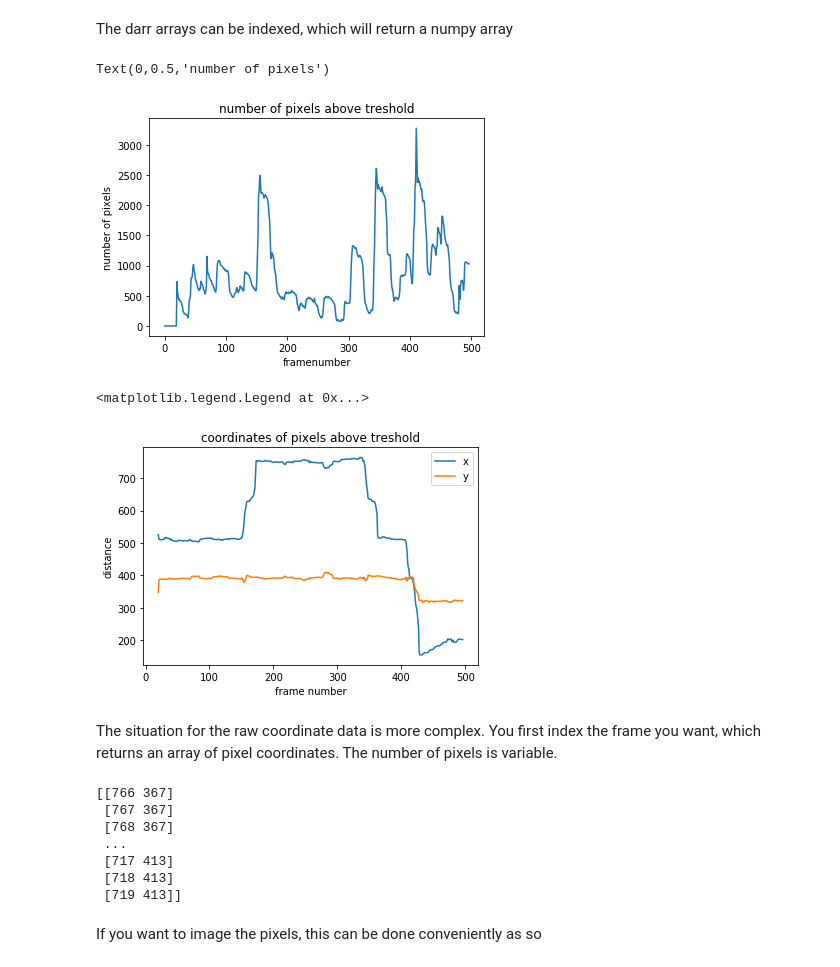
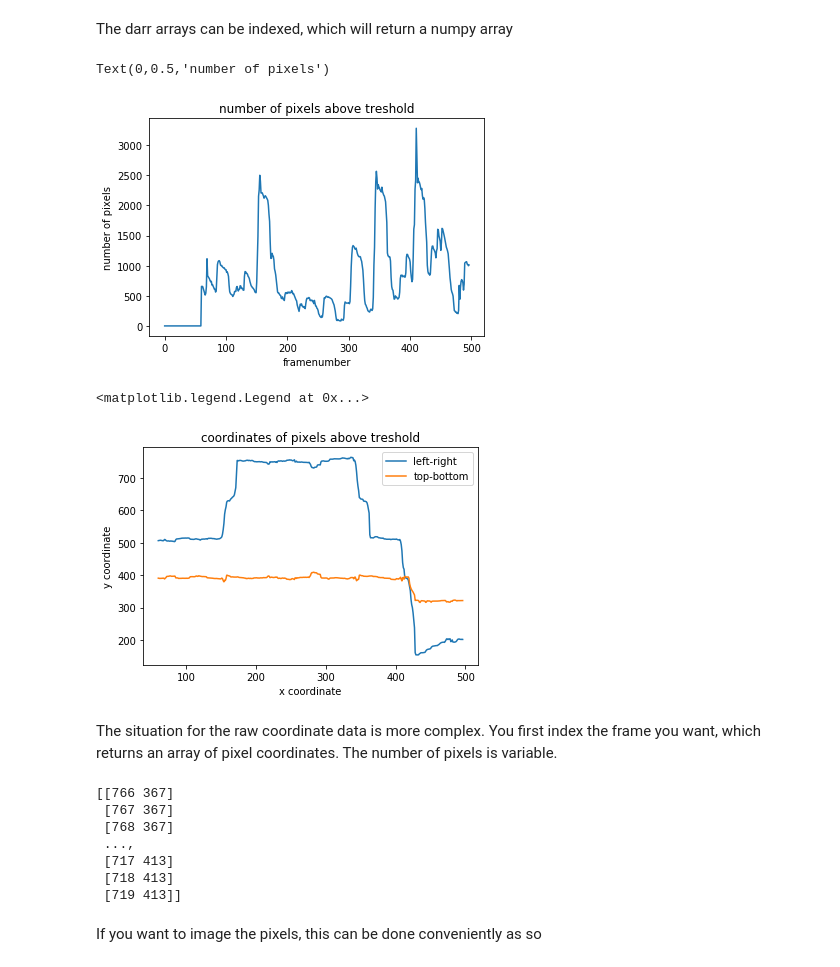
Before and after one commit to gbeckers/Birdwatcher, a Jupyter notebook: notebooks/movementdetection.ipynb, the cells around one changed output. Drawn from its saved outputs; the diff is of its cells as text; code cells hidden in the pictures.

```diff
--- a/notebooks/movementdetection.ipynb
+++ b/notebooks/movementdetection.ipynb
@@ -13,5 +16,4 @@ Detect movement with knn algorithm. It returns 3 arrays:
 
 These arrays are disk-based. I.e. they are written to file in the same directory, and can be accessed directly using the library Darr.
 # %%
-%%time
-cd, cc, cm = bw.detect_movementknn(vf.filepath, ignore_firstnframes=20)
+cd, cc, cm = bw.detect_movementknn(vf.filepath, ignore_firstnframes=60, History=5)
@@ -27,16 +26,16 @@ plt.xlabel('framenumber')
 plt.ylabel('number of pixels')
 # %% [output]
 Text(0,0.5,'number of pixels')
-[figure, old version]
+[figure, new version]
 # %%
 plt.plot(cm[:])
 plt.title('coordinates of pixels above treshold')
-plt.xlabel('frame number')
-plt.ylabel('distance')
-plt.legend(['x', 'y'])
+plt.xlabel('x coordinate')
+plt.ylabel('y coordinate')
+plt.legend(['left-right', 'top-bottom'])
 # %% [output]
 <matplotlib.legend.Legend at 0x...>
-[figure, old version]
+[figure, new version]
 # %% [markdown]
 The situation for the raw coordinate data is more complex. You first index the frame you want, which returns an array of pixel coordinates. The number of pixels is variable.
 # %%
@@ -46,7 +45,7 @@ print(cd_200)
 [[766 367]
  [767 367]
  [768 367]
- ...
+ ...,
  [717 413]
  [718 413]
  [719 413]]
```
Also changed, not shown: parts of 3 cells of this notebook.
